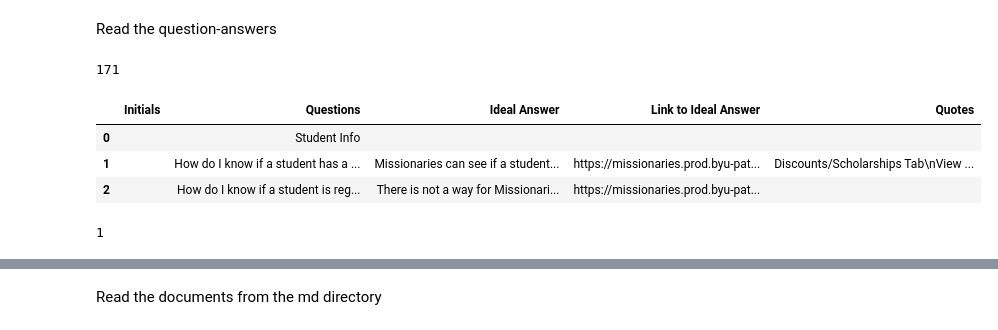
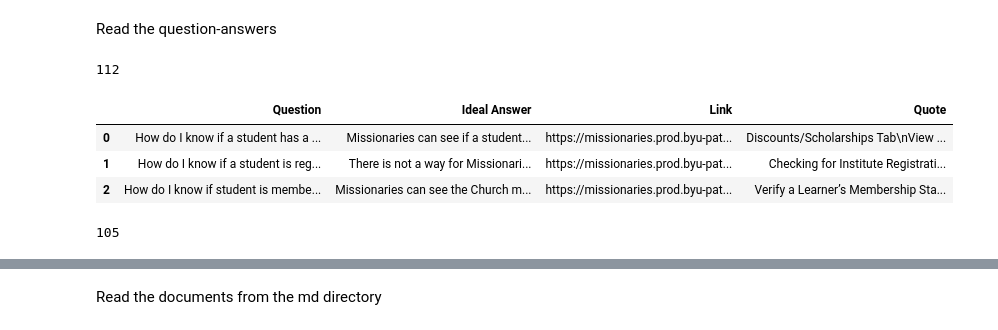
Before and after one commit to DallanQ/pathway-indexer, a Jupyter notebook: notebooks/hyperparameter_optimization.ipynb, the cells around one changed output, grey strips where cells are left out. Saved outputs shown, nothing was run; the diff lists cells and outputs as text; code cells hidden in the pictures.

```diff
--- a/notebooks/hyperparameter_optimization.ipynb
+++ b/notebooks/hyperparameter_optimization.ipynb
@@ -30,15 +30,15 @@ pd.set_option("display.max_colwidth", None)
 Read the question-answers
 # %%
 # qa_df = pd.read_csv(f'data/{qa_filename}', na_filter=False)
-qa_df = pd.read_csv(f"../data/qa_list/{qa_filename}", na_filter=False)
+qa_df = pd.read_csv(f"../data/temporary/{qa_filename}", na_filter=False)
 print(len(qa_df))
 qa_df.head(3)
 # %% [output]
-171
+112
-|  | Initials | Questions | Ideal Answer | Link to Ideal Answer | Quotes |
-| 0 |  | Student Info |  |  |  |
-| 1 |  | How do I know if a student has a ... | Missionaries can see if a student... | https://missionaries.prod.byu-pat... | Discounts/Scholarships Tab\nView ... |
-| 2 |  | How do I know if a student is reg... | There is not a way for Missionari... | https://missionaries.prod.byu-pat... |  |
+|  | Question | Ideal Answer | Link | Quote |
+| 0 | How do I know if a student has a ... | Missionaries can see if a student... | https://missionaries.prod.byu-pat... | Discounts/Scholarships Tab\nView ... |
+| 1 | How do I know if a student is reg... | There is not a way for Missionari... | https://missionaries.prod.byu-pat... | Checking for Institute Registrati... |
+| 2 | How do I know if student is membe... | Missionaries can see the Church m... | https://missionaries.prod.byu-pat... | Verify a Learner’s Membership Sta... |
 # %%
 # NOTE: we shouldn't include questions in the *test* set right now,
 # but people are still adding the manual quotes,
@@ -46,10 +46,10 @@ qa_df.head(3)
 # we will use all of them for this demo.
 
 # keep only rows with at least 1 manual quote
-qa_df = qa_df[qa_df["Quotes"].notna() & (qa_df["Quotes"] != "")]
+qa_df = qa_df[qa_df["Quote"].notna() & (qa_df["Quote"] != "")]
 print(len(qa_df))
 # %% [output]
-1
+105
 # %%
 # generate bigrams (ngram size=2) for each manual quote
 # and store them in the question_ngrams dictionary
```
Also changed, not shown: parts of 7 cells of this notebook, 3 other files.
